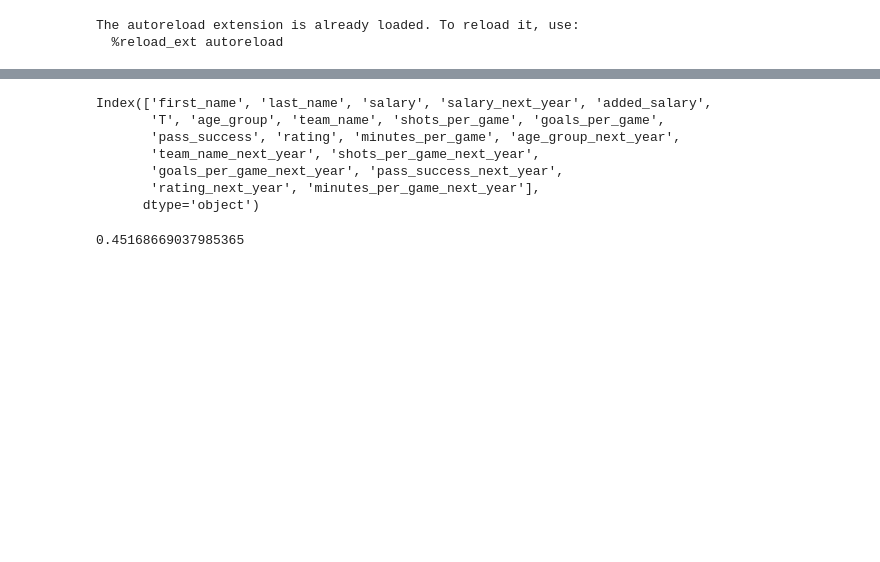
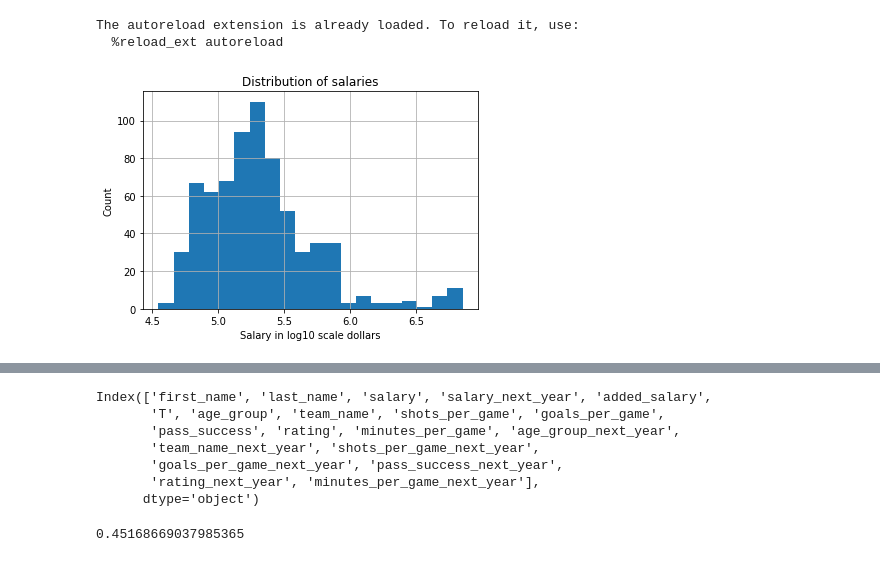
Before and after one commit to or7r/Casual-Inference-Soccer, a Jupyter notebook: dataset_creation-_trial.ipynb, the cells around one changed output, grey strips where cells are left out. Cells and saved outputs as stored; diff of their text form; code cells hidden in the pictures; blank space fills up the shorter version.

```diff
--- a/dataset_creation.ipynb
+++ b/dataset_creation-_trial.ipynb
@@ -20,3 +20,12 @@ The autoreload extension is already loaded. To reload it, use:
 from dataset_creation import create_dataset
 # %%
 df = create_dataset()
+# %%
+plt.hist(np.log10(np.exp(df.salary)), bins=20)
+plt.xlabel("Salary in log10 scale dollars")
+plt.ylabel("Count")
+plt.title("Distribution of salaries")
+# add grid
+plt.grid(True)
+# %% [output]
+[figure, added]
```
Also changed, not shown: parts of 1 cell of this notebook, 2 other files.
